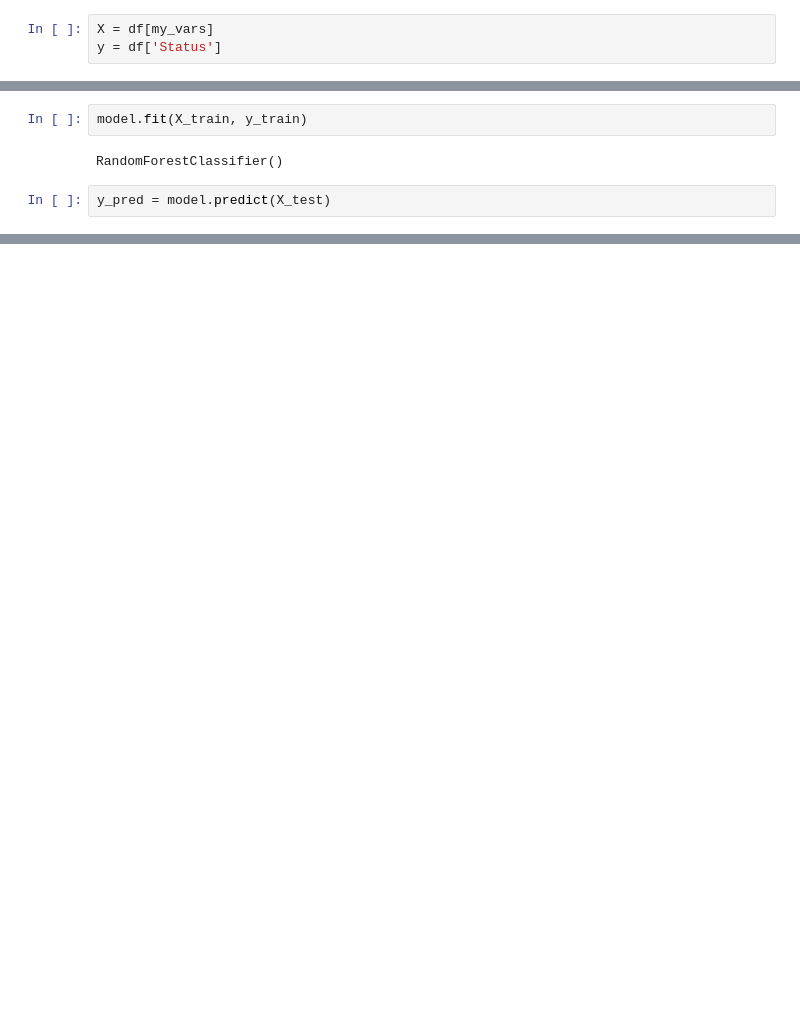
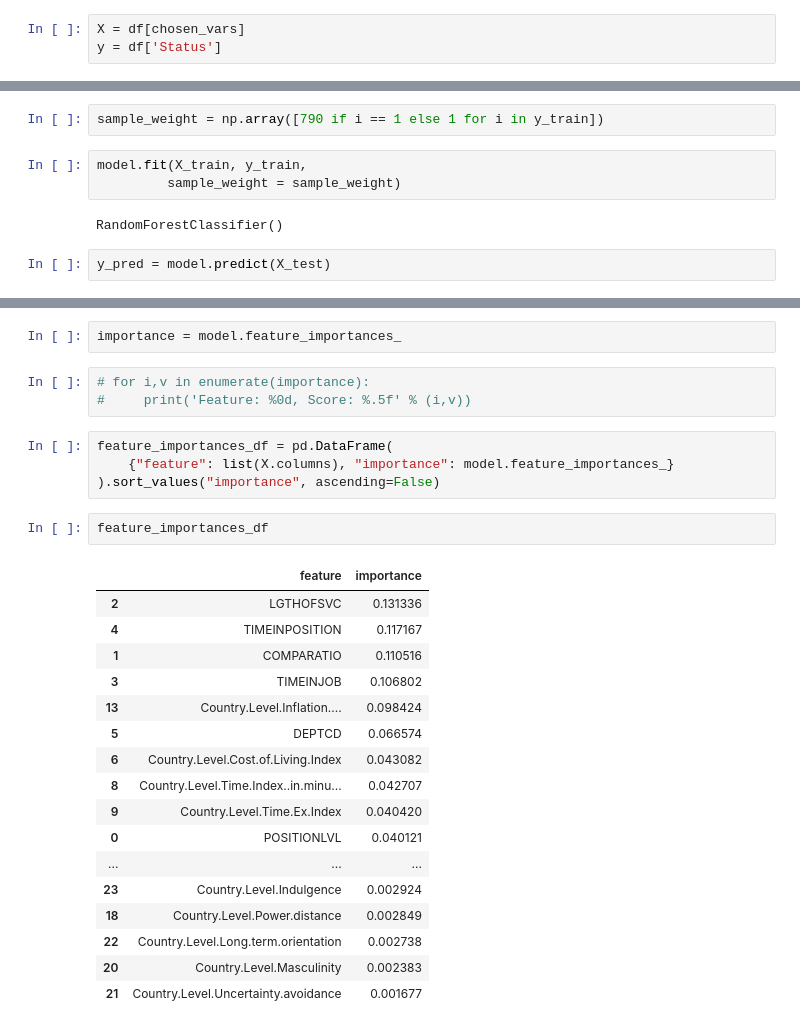
Before and after one commit to asakura000/Team_Pfizer, a Jupyter notebook: random_forest_Melissa.ipynb, the cells around one changed output, grey strips where cells are left out. Saved outputs shown, nothing was run; the diff lists cells and outputs as text; blank space fills up the shorter version.

Commit message:
add RF model from Melissa

```diff
--- a/random_forest_Melissa.ipynb
+++ b/random_forest_Melissa.ipynb
@@ -69,3 +98,3 @@ my_vars = ['DEPTCD', 'COMPARATIO']
 # %%
-X = df[my_vars]
+X = df[chosen_vars]
 y = df['Status']
@@ -78,7 +152,10 @@ X_train, X_test, y_train, y_test = train_test_split(
 # %%
 model = RandomForestClassifier(n_estimators = 100)
+# %%
+sample_weight = np.array([790 if i == 1 else 1 for i in y_train])
 # %%
-model.fit(X_train, y_train)
+model.fit(X_train, y_train,
+         sample_weight = sample_weight)
 # %% [output]
 RandomForestClassifier()
 # %%
@@ -89,0 +192,29 @@ Accuracy: 1.0
+# %%
+importance = model.feature_importances_
+# %%
+# for i,v in enumerate(importance):
+#     print('Feature: %0d, Score: %.5f' % (i,v))
+# %%
+feature_importances_df = pd.DataFrame(
+    {"feature": list(X.columns), "importance": model.feature_importances_}
+).sort_values("importance", ascending=False)
+# %%
+feature_importances_df
+# %% [output]
+|  | feature | importance |
+| 2 | LGTHOFSVC | 0.131336 |
+| 4 | TIMEINPOSITION | 0.117167 |
+| 1 | COMPARATIO | 0.110516 |
+| 3 | TIMEINJOB | 0.106802 |
+| 13 | Country.Level.Inflation.... | 0.098424 |
+| 5 | DEPTCD | 0.066574 |
+| 6 | Country.Level.Cost.of.Living.Index | 0.043082 |
+| 8 | Country.Level.Time.Index..in.minu... | 0.042707 |
+| 9 | Country.Level.Time.Ex.Index | 0.040420 |
+| 0 | POSITIONLVL | 0.040121 |
+| ... | ... | ... |
+| 23 | Country.Level.Indulgence | 0.002924 |
+| 18 | Country.Level.Power.distance | 0.002849 |
+| 22 | Country.Level.Long.term.orientation | 0.002738 |
+| 20 | Country.Level.Masculinity | 0.002383 |
+| 21 | Country.Level.Uncertainty.avoidance | 0.001677 |
```
Also changed, not shown: parts of 21 cells of this notebook, 4 other files.
